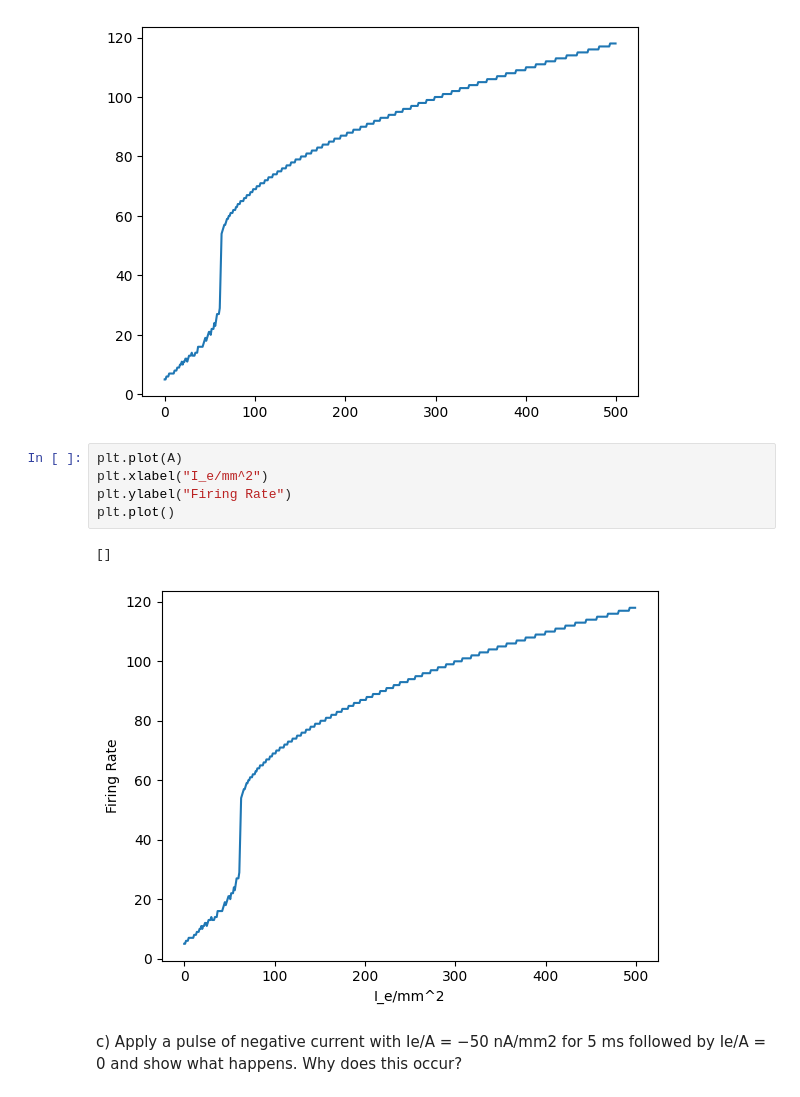
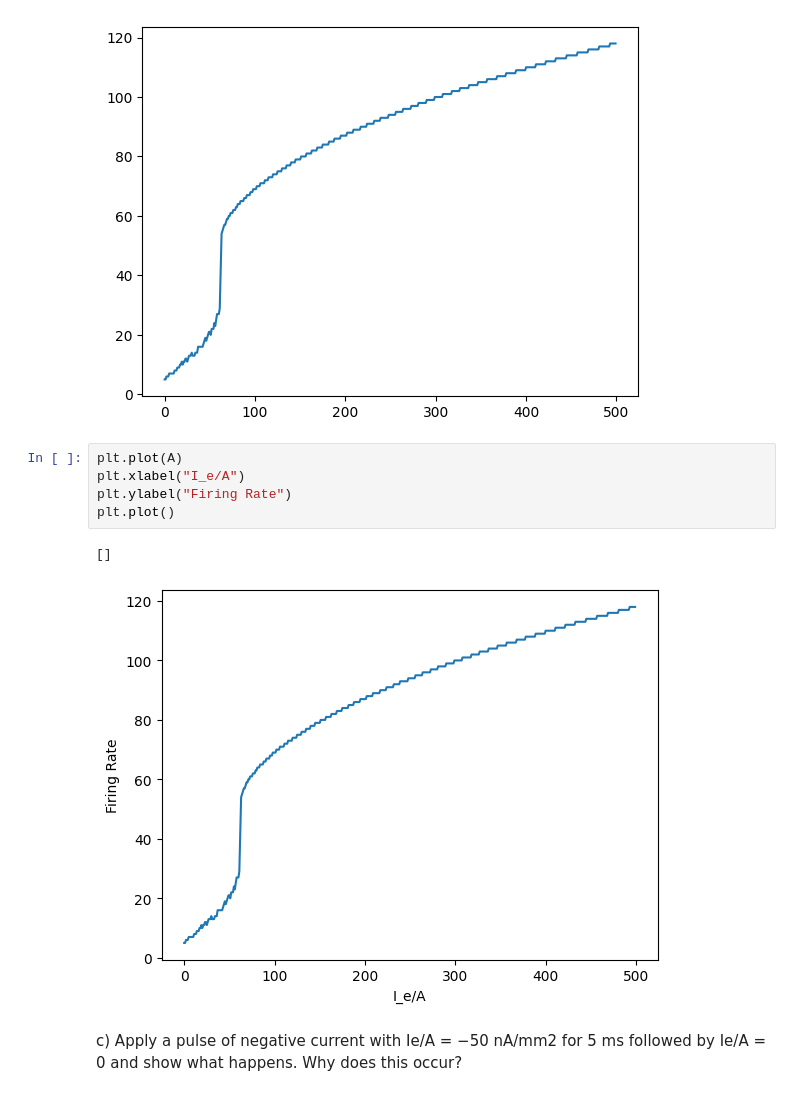
Before and after one commit to Mintherbi/Theoretical-Neuroscience, a Jupyter notebook: Hudgkin Huxley Model.ipynb, the cells around one changed output. Drawn from its saved outputs; the diff is of its cells as text.

```diff
--- a/Hudgkin Huxley Model.ipynb
+++ b/Hudgkin Huxley Model.ipynb
@@ -167,11 +167,11 @@ plt.plot(A)
 [figure]
 # %%
 plt.plot(A)
-plt.xlabel("I_e/mm^2")
+plt.xlabel("I_e/A")
 plt.ylabel("Firing Rate")
 plt.plot()
 # %% [output]
 []
-[figure, old version]
+[figure, new version]
 # %% [markdown]
 c) Apply a pulse of negative current with Ie/A = −50 nA/mm2 for 5 ms followed by Ie/A = 0 and show what happens. Why does this occur?
```
Also changed, not shown: parts of 3 cells of this notebook.
